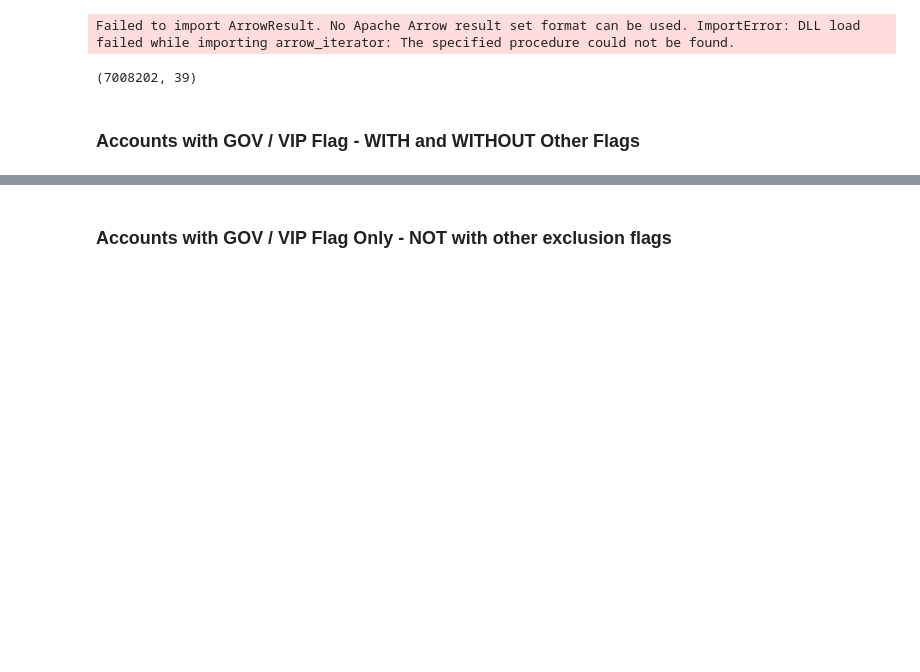
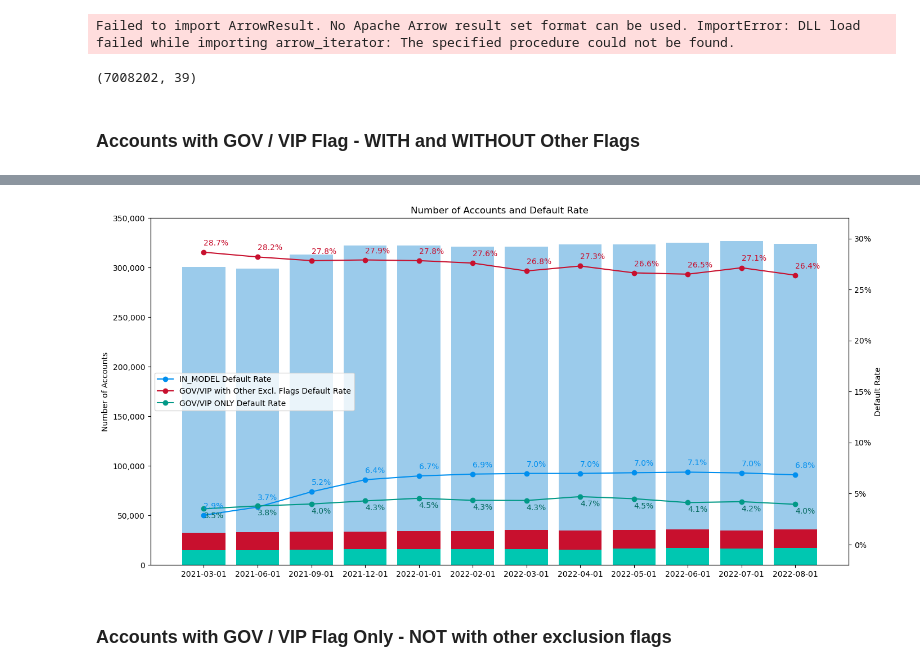
Before and after one commit to Prudick/risk-data-science-pm-model-exclusion-accounts-analysis, a Jupyter notebook: data-gathering.ipynb, the cells around one changed output, grey strips where cells are left out. Drawn from its saved outputs; the diff is of its cells as text; code cells hidden in the pictures; blank space fills up the shorter version.

```diff
--- a/data-gathering.ipynb
+++ b/data-gathering.ipynb
@@ -90,3 +112,43 @@ df_gov_vip
+# %%
+fig, ax1 = plt.subplots(figsize=(16, 8))
+
+ax2 = ax1.twinx()
+# Make REF_DATE discrete
+ax1.bar(df_gov_vip.REF_DATE.astype(str), df_gov_vip.IN_MODEL, color='#9BCBEB')
+ax2.plot(df_gov_vip.REF_DATE.astype(str), df_gov_vip.IN_MODEL_DEFAULT_RATE * 100, color='#008fef', marker='o', label='IN_MODEL Default Rate')
+
+ax1.bar(df_gov_vip.REF_DATE.astype(str), df_gov_vip.GOV_VIP_FLAG_WITH_OTHERS, color='#C8102E')
+ax1.bar(df_gov_vip.REF_DATE.astype(str), df_gov_vip.GOV_VIP_FLAG_ONLY, color='#00C7B1')
+
+ax2.plot(df_gov_vip.REF_DATE.astype(str), df_gov_vip.GOV_VIP_FLAG_WITH_OTHERS_DEFAULT_RATE * 100, color='#C8102E', marker='o', label='GOV/VIP with Other Excl. Flags Default Rate')
+ax2.plot(df_gov_vip.REF_DATE.astype(str), df_gov_vip.GOV_VIP_FLAG_ONLY_DEFAULT_RATE * 100, color='#019987', marker='o', label='GOV/VIP ONLY Default Rate')
+
+
+# data label on ax2 as percent with 1 decimal place
+for i, v in enumerate(df_gov_vip.IN_MODEL_DEFAULT_RATE):
+    ax2.text(i, v * 100 + .5, "{:.1f}%".format(v * 100), color='#008fef', ha='left', va='bottom')
+for i, v in enumerate(df_gov_vip.GOV_VIP_FLAG_WITH_OTHERS_DEFAULT_RATE):
+    ax2.text(i, v * 100 + .5, "{:.1f}%".format(v * 100), color='#C8102E', ha='left', va='bottom')
+for i, v in enumerate(df_gov_vip.GOV_VIP_FLAG_ONLY_DEFAULT_RATE):
+    ax2.text(i, v * 100 - 1.1, "{:.1f}%".format(v * 100), color='#01685c', ha='left', va='bottom')
+
+
+ax1.set_ylabel('Number of Accounts')
+# y label format as number with comma
+ax1.get_yaxis().set_major_formatter(plt.FuncFormatter(lambda x, loc: "{:,}".format(int(x))))
+ax1.set_ylim(0,350000)
+
+ax2.set_ylabel('Default Rate')
+# y label format as percent with 0 decimal place
+ax2.get_yaxis().set_major_formatter(plt.FuncFormatter(lambda x, loc: "{:.0f}%".format(x)))
+ax2.set_ylim(-2,32)
+
+
+plt.title('Number of Accounts and Default Rate')
+plt.legend(loc='center left')
+plt.show()
+# %% [output]
+[figure, added]
 # %% [markdown]
 ### **Accounts with GOV / VIP Flag Only** - NOT with other exclusion flags
 # %%
```
Also changed, not shown: parts of 13 cells of this notebook.
